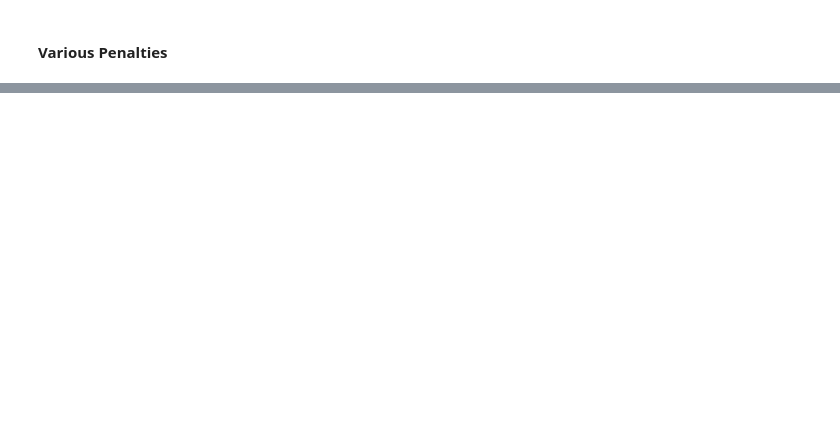
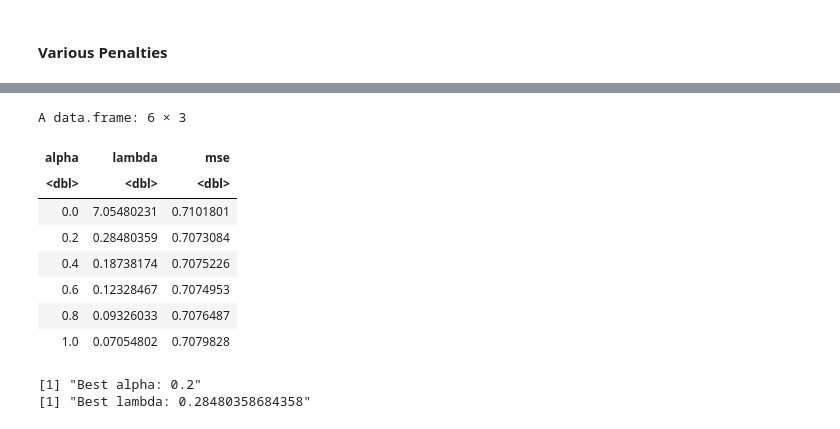
Before and after one commit to Samuel11-cell/BDML_202501-SNM, a Jupyter notebook: Modulo03/CuadernoModulo03_Regularizacion.ipynb, the cells around one changed output, grey strips where cells are left out. Saved outputs shown, nothing was run; the diff lists cells and outputs as text; code cells hidden in the pictures; blank space fills up the shorter version.

```diff
--- a/Modulo03/CuadernoModulo03_Regularizacion.ipynb
+++ b/Modulo03/CuadernoModulo03_Regularizacion.ipynb
@@ -292,0 +671,44 @@ $$
+# %%
+# Define alpha grid (e.g., from 0 to 1 in steps of 0.2) #just to be fast, in practice need a finer grid
+alpha_grid <- seq(0, 1, by = 0.2)
+
+
+# Initialize storage for results
+cv_results <- data.frame(alpha = numeric(), lambda = numeric(), mse = numeric())
+
+# Perform bidimensional cross-validation
+for (alpha_value in alpha_grid) {
+  # Perform cross-validation for each alpha
+  cv_fit <- cv.glmnet(X, y, alpha = alpha_value, lambda = lambda_seq, foldid = folds) #note we are using the same folds and lambda sequences as before
+  #how many specifications are we running?
+
+  # Store best lambda and corresponding MSE
+  best_lambda <- cv_fit$lambda.min
+  best_mse <- min(cv_fit$cvm)  # Mean CV error
+
+  # Append results
+  cv_results <- rbind(cv_results, data.frame(alpha = alpha_value, lambda = best_lambda, mse = best_mse))
+}
+# %%
+cv_results
+# %% [output]
+A data.frame: 6 × 3
+| alpha | lambda | mse |
+| <dbl> | <dbl> | <dbl> |
+| 0.0 | 7.05480231 | 0.7101801 |
+| 0.2 | 0.28480359 | 0.7073084 |
+| 0.4 | 0.18738174 | 0.7075226 |
+| 0.6 | 0.12328467 | 0.7074953 |
+| 0.8 | 0.09326033 | 0.7076487 |
+| 1.0 | 0.07054802 | 0.7079828 |
+# %%
+# Find the best alpha-lambda combination
+best_model <- cv_results[which.min(cv_results$mse), ]
+
+
+# Print best alpha and lambda
+print(paste("Best alpha:", best_model$alpha))
+print(paste("Best lambda:", best_model$lambda))
+# %% [output]
+[1] "Best alpha: 0.2"
+[1] "Best lambda: 0.28480358684358"
```
Also changed, not shown: parts of 74 cells of this notebook, 1 other file.
